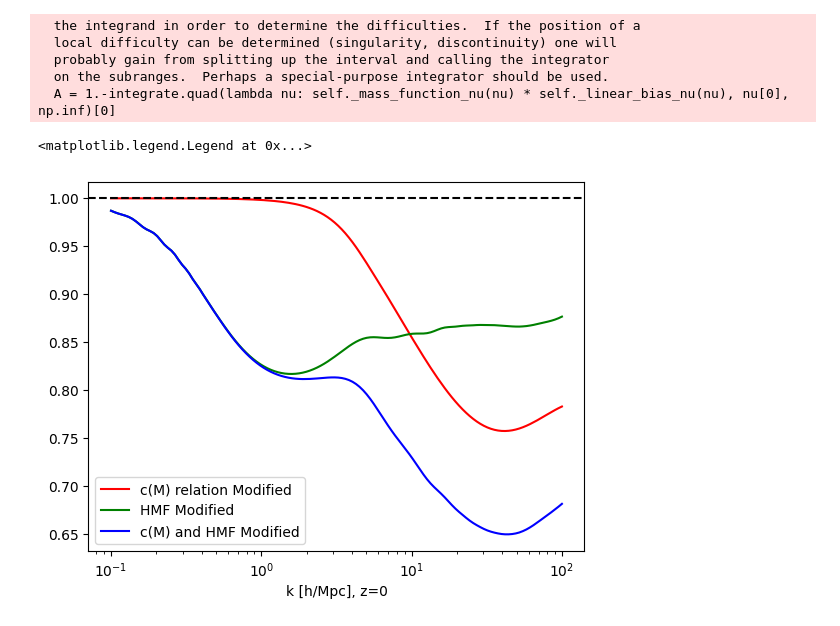
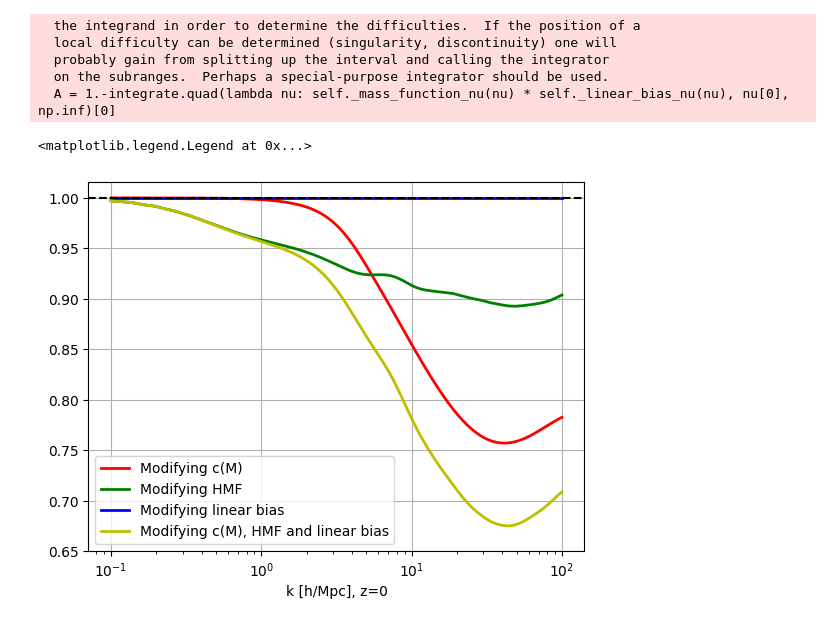
Before and after one commit to mynamesnoname/HMcode-python, a Jupyter notebook: z_test.ipynb, the cells around one changed output. Cells and saved outputs as stored; diff of their text form; code cells hidden in the pictures.

```diff
--- a/z_test.ipynb
+++ b/z_test.ipynb
@@ -68,4 +68,5 @@ Initial sigma_8: 0.805141810731159
 Desired sigma_8: 0.8
 # %%
 # DMO c-M relation, no HMF suppresison
-Pk_DMO = hmcode.power(k, zs, results, cM='new', cMsim='DMO', hmfsup=False, a1=1, a2=1, a_node=1, tweaks=False, T_AGN=None)
+Pk_DMO = hmcode.power(k, zs, results, cM='new', cMsim='DMO', hmfsup=False, biassup=False,
+                        a1=1, a2=1, a_node=1, tweaks=False, T_AGN=None)
@@ -72,6 +76,6 @@ Pk_DMO = hmcode.power(k, zs, results, cM='new', cMsim='DMO', hmfsup=False, a1=1,
 # %%
-Pk_cM_hmf   = hmcode.power(k, zs, results, cM='new', cMsim='TNG', hmfsup=True, a1=1,   a2=1,   a_node=1, tweaks=False, T_AGN=None)
-Pk_cM_hmf_1 = hmcode.power(k, zs, results, cM='new', cMsim='TNG', hmfsup=True, a1=0.9, a2=0.9, a_node=1, tweaks=False, T_AGN=None)
+Pk_cM_hmf      = hmcode.power(k, zs, results, cM='new', cMsim='TNG', hmfsup=True, biassup=False,
+                                a1=1, a2=1, a_node=1, tweaks=False, T_AGN=None)
 # %% [output]
   the integrand in order to determine the difficulties.  If the position of a
   local difficulty can be determined (singularity, discontinuity) one will
@@ -80,16 +84,23 @@ Pk_cM_hmf_1 = hmcode.power(k, zs, results, cM='new', cMsim='TNG', hmfsup=True, a
   A = 1.-integrate.quad(lambda nu: self._mass_function_nu(nu) * self._linear_bias_nu(nu), nu[0], np.inf)[0]
 # %%
 # Get the new HMcode spectrum
-Pk_cM  = hmcode.power(k, zs, results, cM='new', cMsim='TNG', hmfsup=False, a1=1, a2=1, a_node=1, tweaks=False, T_AGN=None)
-Pk_hmf = hmcode.power(k, zs, results, cM='new', cMsim='DMO', hmfsup=True,  a1=1, a2=1, a_node=1, tweaks=False, T_AGN=None)
+Pk_cM   = hmcode.power(k, zs, results, cM='new', cMsim='TNG', hmfsup=False, biassup=False,
+                        a1=1, a2=1, a_node=1, tweaks=False, T_AGN=None)
+Pk_hmf  = hmcode.power(k, zs, results, cM='new', cMsim='DMO', hmfsup=True,  biassup=False,
+                        a1=1, a2=1, a_node=1, tweaks=False, T_AGN=None)
+Pk_bias = hmcode.power(k, zs, results, cM='new', cMsim='DMO', hmfsup=False, biassup=True,
+                        a1=1, a2=1, a_node=1, tweaks=False, T_AGN=None)
 # %%
-plt.semilogx(k, Pk_cM[-1]/Pk_DMO[-1], c='r', label='c(M) relation Modified')
-plt.semilogx(k, Pk_hmf[-1]/Pk_DMO[-1], c='g', label='HMF Modified')
-plt.semilogx(k, Pk_cM_hmf[-1]/Pk_DMO[-1], c='b', label='c(M) and HMF Modified')
+plt.semilogx(k, Pk_cM[-1]/Pk_DMO[-1], c='r', linewidth=2, label='Modifying c(M)')
+plt.semilogx(k, Pk_hmf[-1]/Pk_DMO[-1], c='g', linewidth=2, label='Modifying HMF')
+plt.semilogx(k, Pk_bias[-1]/Pk_DMO[-1], c='b', linewidth=2, label='Modifying linear bias')
+plt.semilogx(k, Pk_cM_hmf[-1]/Pk_DMO[-1], c='y', linewidth=2, label='Modifying c(M), HMF and linear bias')
 
+plt.grid()
 plt.xlabel('k [h/Mpc], z=0')
 plt.axhline(y=1, c='k', linestyle='--')
+plt.ylim(0.65,)
 plt.legend()
 # %% [output]
 <matplotlib.legend.Legend at 0x...>
-[figure, old version]
+[figure, new version]
```
Also changed, not shown: parts of 6 cells of this notebook, 25 other files.
